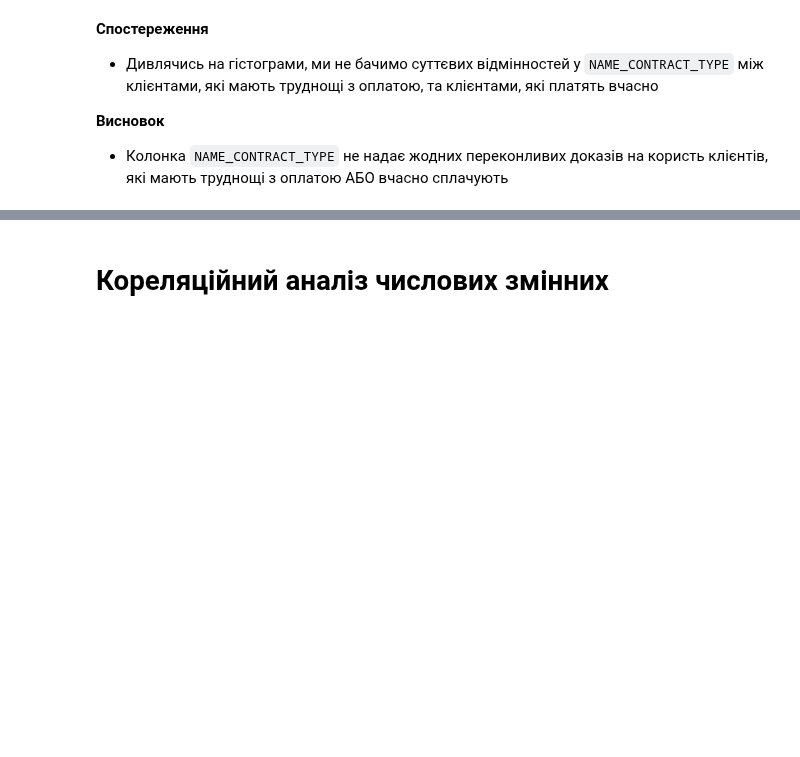
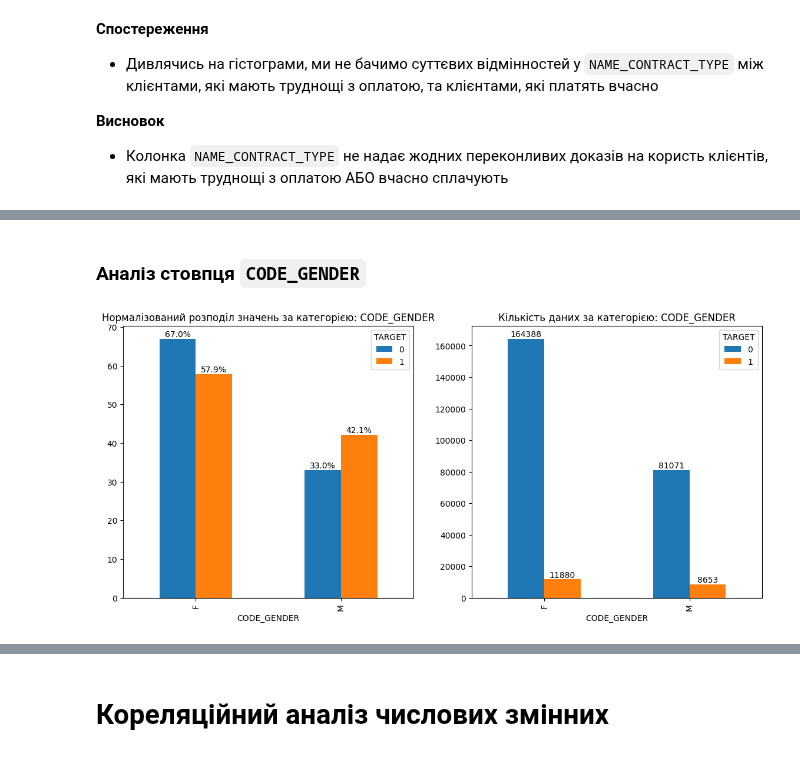
Before and after one commit to o-semenkova/ml_home_tasks, a Jupyter notebook: Credit EDA.ipynb, the cells around one changed output, grey strips where cells are left out. Cells and saved outputs as stored; diff of their text form; code cells hidden in the pictures; blank space fills up the shorter version.

```diff
--- a/Credit EDA.ipynb
+++ b/Credit EDA.ipynb
@@ -2102,0 +2103,6 @@ uni_cat_target_compare(df, 'NAME_CONTRACT_TYPE')
+# %% [markdown]
+### Аналіз стовпця `CODE_GENDER`
+# %%
+uni_cat_target_compare(df, 'CODE_GENDER')
+# %% [output]
+[figure, added]
```
Also changed, not shown: parts of 22 cells of this notebook.
